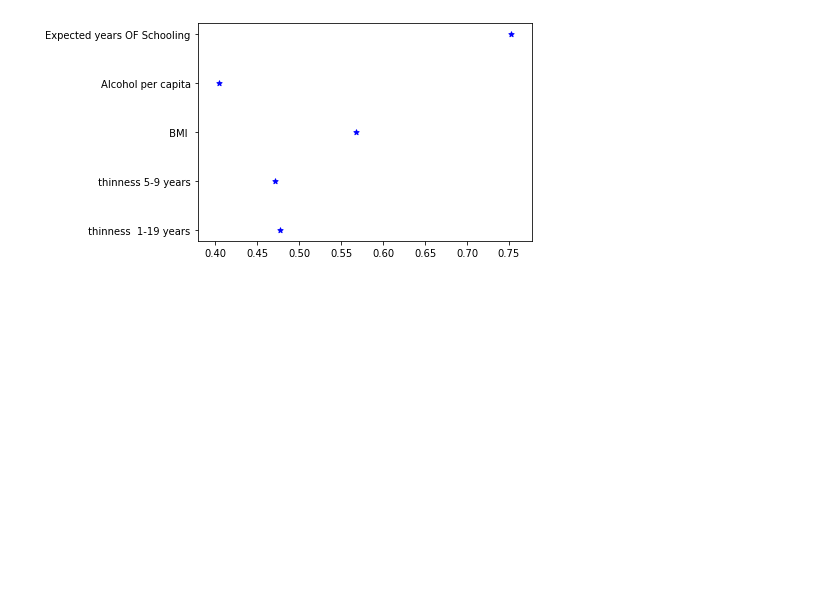
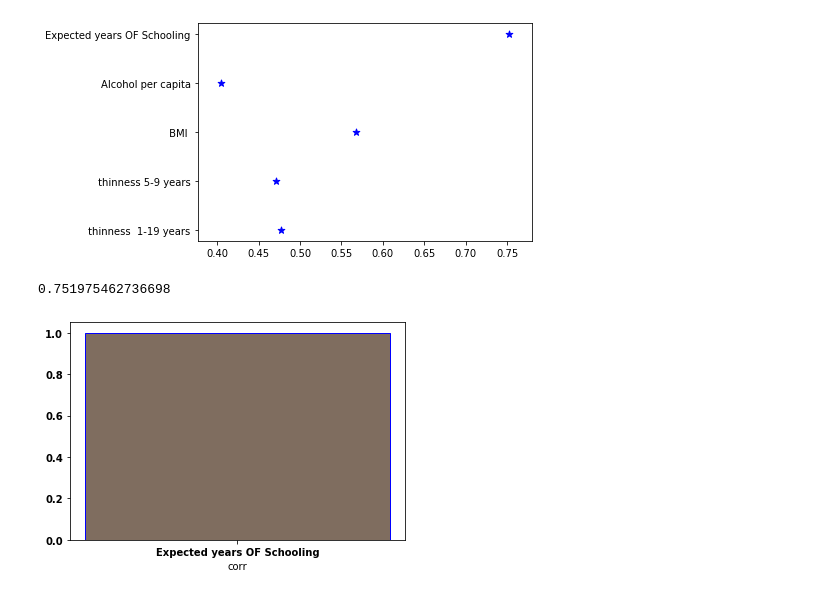
Before and after one commit to biancasacagiu/Exploring-Factors-of-Life-Expectancy, a Jupyter notebook: Proiect.ipynb, the cells around one changed output. Drawn from its saved outputs; the diff is of its cells as text; code cells hidden in the pictures; blank space fills up the shorter version.

```diff
--- a/Proiect.ipynb
+++ b/Proiect.ipynb
@@ -116,4 +126,42 @@ plt.scatter(L, L1, label= "stars", color= "blue",
 # %% [output]
 <matplotlib.collections.PathCollection at 0x...>
 [figure]
+# %%
+#5.
+colx='Life expectancy '
+coly='Expected years OF Schooling'
+x = df[colx].corr(df[coly])
+print(x)
+import numpy as np
+import matplotlib.pyplot as plt
+from matplotlib import rc
+import pandas as pd
+
+# y-axis in bold
+rc('font', weight='bold')
+
+# Values of each group
+bars1 = [1]
+
+
+
+# The position of the bars on the x-axis
+r = [0]
+
+# Names of group and bar width
+names = ['Expected years OF Schooling']
+barWidth = 0.751975462736698
+
+# Create brown bars
+plt.bar(r, bars1, color='#7f6d5f', edgecolor='blue', width=barWidth)
+
+# Custom X axis
+plt.xticks(r, names, fontweight='bold')
+plt.xlabel("corr")
+
+# Show graphic
+plt.show()
+# %% [output]
+0.751975462736698
+[figure, added]
 # %%
```
Also changed, not shown: parts of 5 cells of this notebook.
